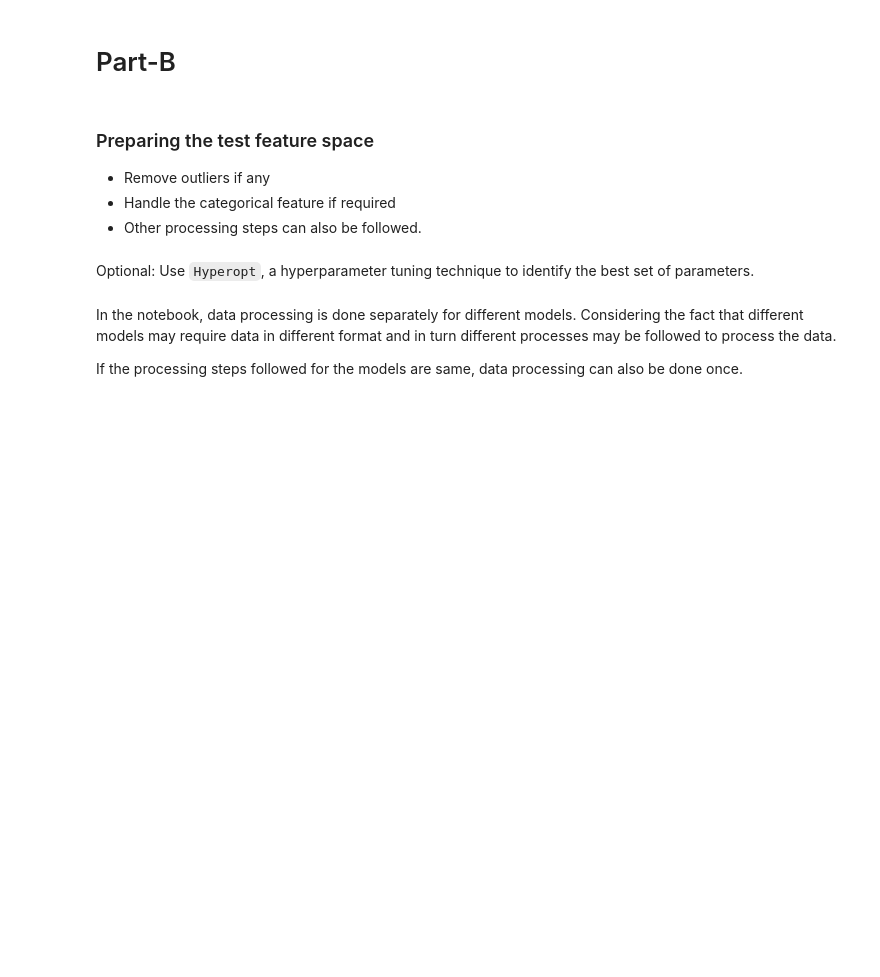
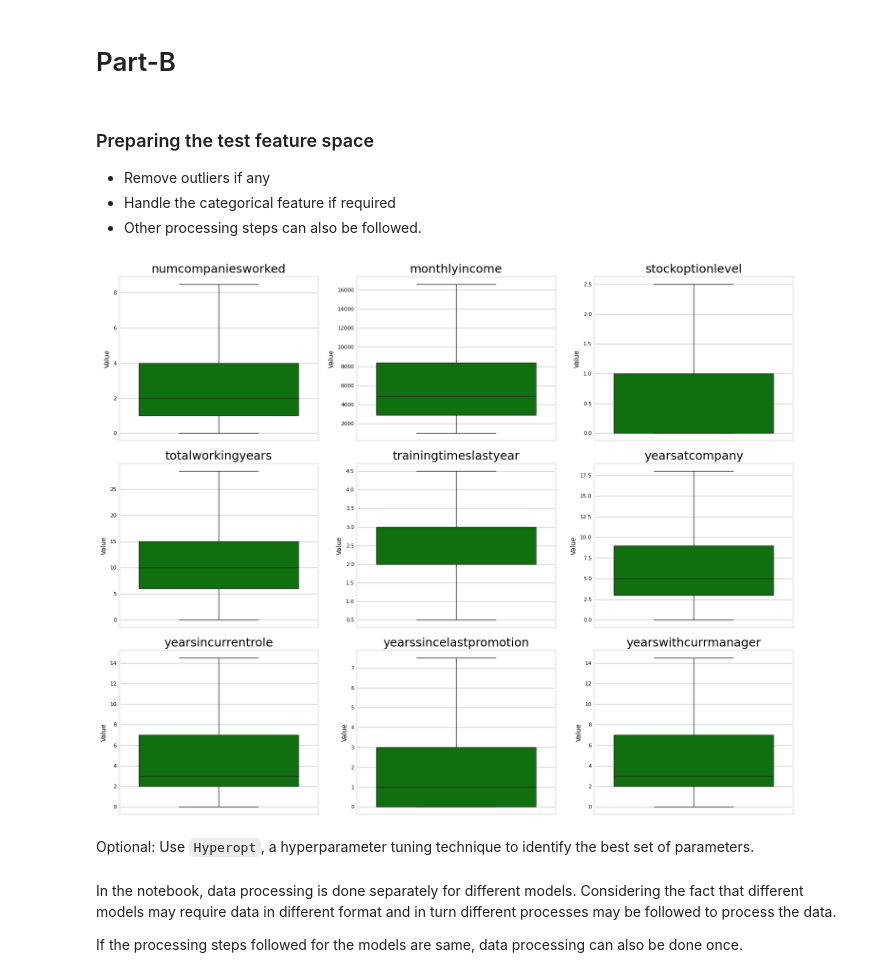
Before and after one commit to AIMLOps-Cohort4-G4/MiniProjects, a Jupyter notebook: M1_NB_MiniProject_1_Employee_Attrition_Prediction_Group_4_Part_A.ipynb, the cells around one changed output. Cells and saved outputs as stored; diff of their text form; code cells hidden in the pictures; blank space fills up the shorter version.

```diff
--- a/M1_NB_MiniProject_1_Employee_Attrition_Prediction_Group_4_Part_A.ipynb
+++ b/M1_NB_MiniProject_1_Employee_Attrition_Prediction_Group_4_Part_A.ipynb
@@ -395,3 +392,16 @@ Comment on the observations made with the pairplot and heatmap
+# %%
+outlier_columns = ["numcompaniesworked", "monthlyincome", "performancerating", "stockoptionlevel", "totalworkingyears","trainingtimeslastyear", "yearsatcompany", "yearsincurrentrole", "yearssincelastpromotion", "yearswithcurrmanager"]
+outlier_quantile_df = pd.DataFrame(columns=['column','low_bound','top_bound'])
+
+#Impute/cap outliers
+outlier_columns.remove('performancerating')
+for col in outlier_columns:
+  data = cap_outliers(data, col)
+
+#visualize if the outliers imputed
+make_boxplots(outlier_columns)
+# %% [output]
+[figure, added]
 # %% [markdown]
 Optional:
 Use `Hyperopt`, a hyperparameter tuning technique to identify the best set of parameters.
```
Also changed, not shown: parts of 36 cells of this notebook.
